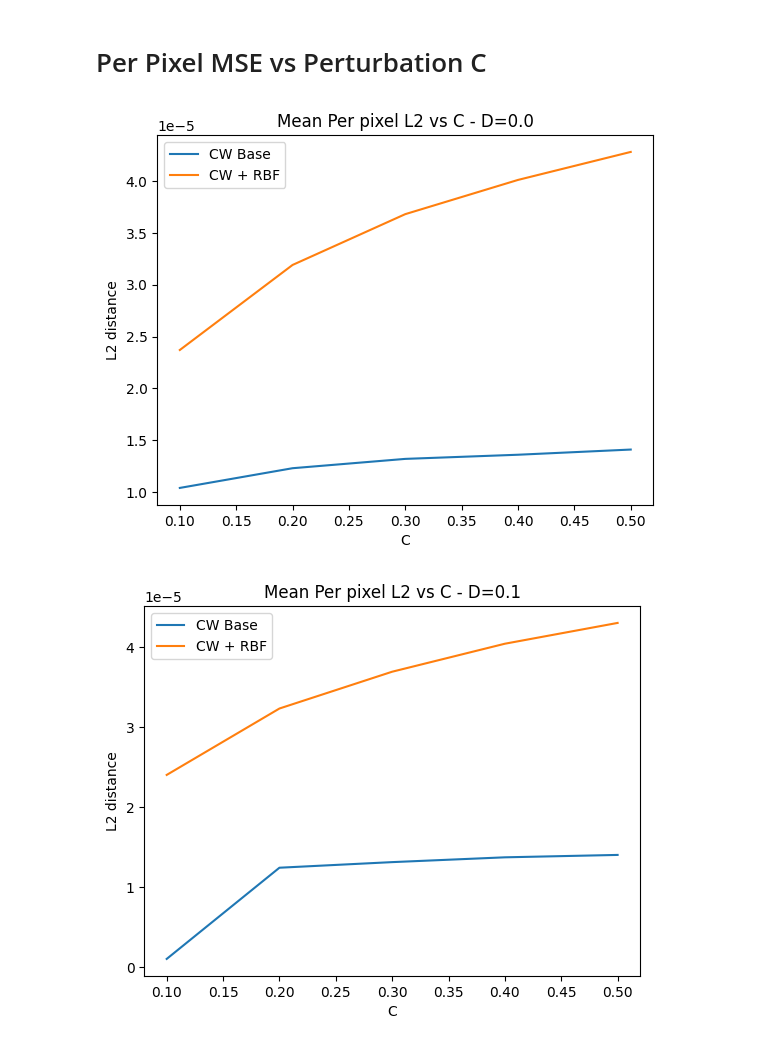
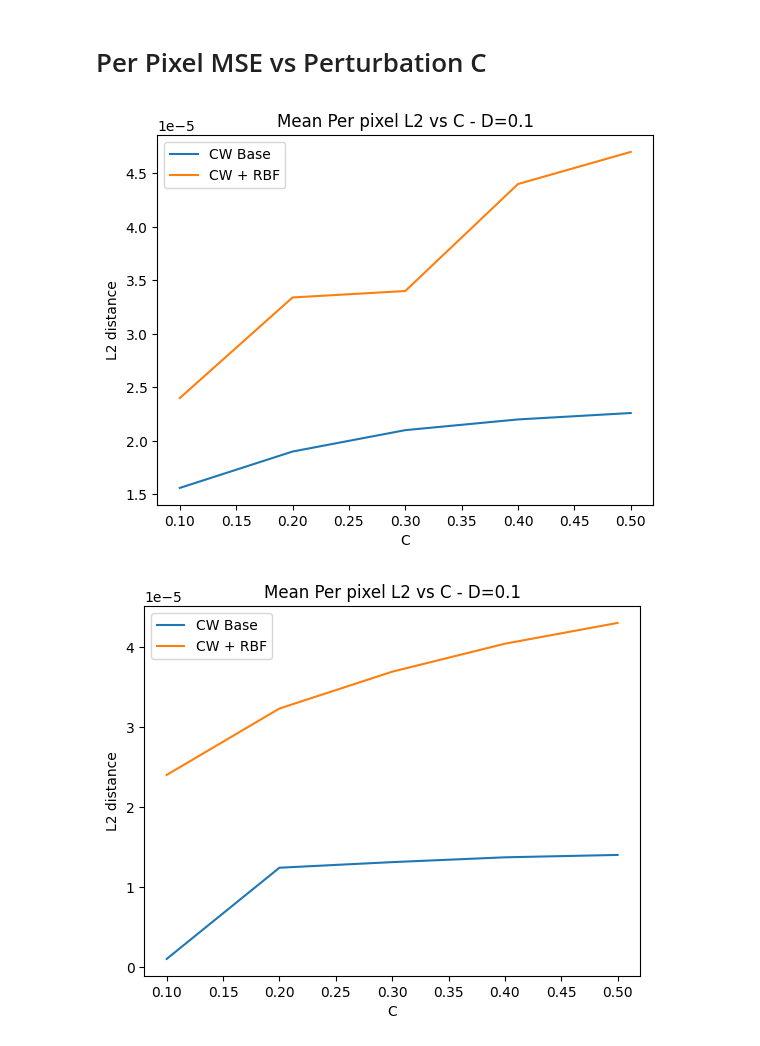
Before and after one commit to zainsarwar865/SparseDNNs, a Jupyter notebook: analysis.ipynb, the cells around one changed output. Cells and saved outputs as stored; diff of their text form; code cells hidden in the pictures.

```diff
--- a/analysis.ipynb
+++ b/analysis.ipynb
@@ -608,21 +711,21 @@ lineplot_l2radius_perturbation(c,base_l2, integrated_l2, title, xlabel, ylabel,
 # Per Pixel MSE vs Perturbation C
 # %%
 # Accuracy vs Perturbation C
-d=0.0
+d=0.1
 type='Quantized'
-base_l2 = [1.04e-05,1.23e-05,1.32e-05,1.36e-05,1.41e-05]
-integrated_l2 =[2.37e-05,3.19e-05,3.68e-05,4.01e-05,4.28e-05]
+base_l2 = [1.56e-05,1.9e-05,2.1e-05,2.2e-05,2.26e-05]
+integrated_l2 =[2.4e-05,3.34e-05,3.4e-05,4.4e-05,4.7e-05]
 
 c = [0.1, 0.2, 0.3, 0.4, 0.5]
 title=f"Mean Per pixel L2 vs C - D={d}"
 xlabel = "C"
 ylabel = "L2 distance"
 base_path = "/bigstor/zsarwar/SparseDNNs/MT_CIFAR10_full_10_d5f3f545a0883adb9c8f98e2a6ba4ac7/MT_Baseline_32efd89f04333501e1d66bc4e1d4260f/Plots"
 config=f"l2distance_vs_pertur_d-{d}_type-{type}"
 
 lineplot_l2radius_perturbation(c,base_l2, integrated_l2, title, xlabel, ylabel, config, base_path)
 # %% [output]
-[figure, old version]
+[figure, new version]
 # %%
 # Accuracy vs Perturbation C
 d=0.1
```
Also changed, not shown: parts of 17 cells of this notebook, 7 other files.
